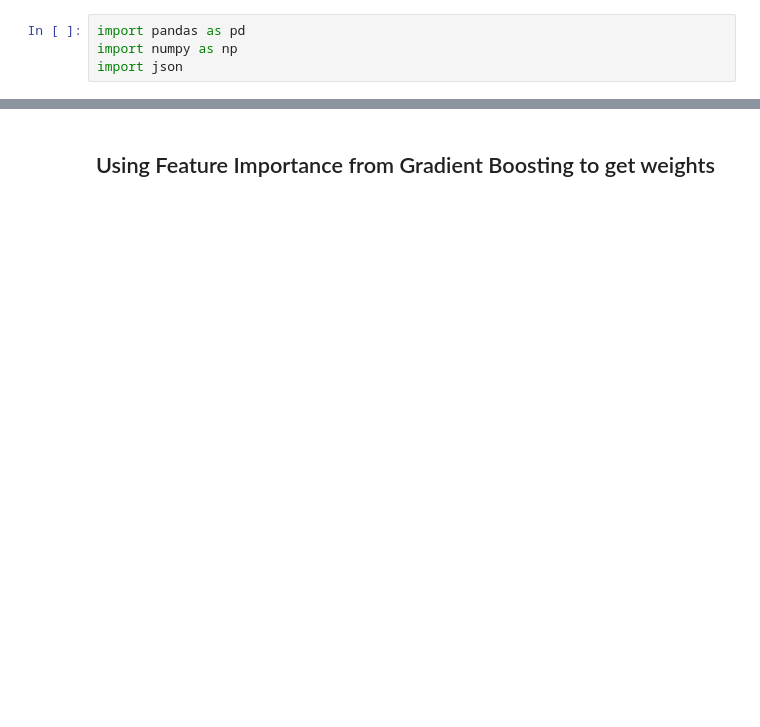
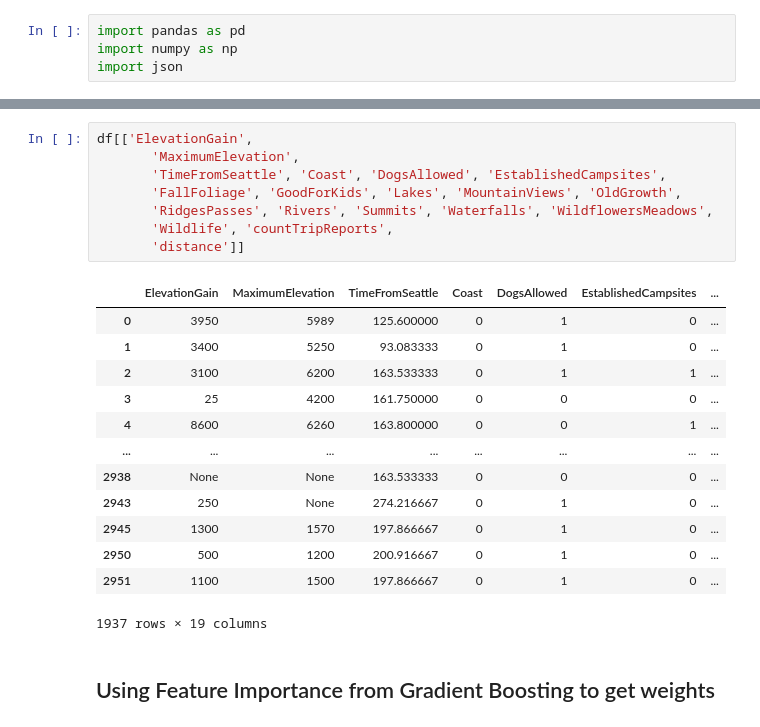
Before and after one commit to Jadetabony/wta_hikes, a Jupyter notebook: EDA/WeightCalculation.ipynb, the cells around one changed output, grey strips where cells are left out. Drawn from its saved outputs; the diff is of its cells as text; blank space fills up the shorter version.

```diff
--- a/EDA/WeightCalculation.ipynb
+++ b/EDA/WeightCalculation.ipynb
@@ -28,3 +46,25 @@ df.head().T
+# %%
+df[['ElevationGain',
+       'MaximumElevation',
+       'TimeFromSeattle', 'Coast', 'DogsAllowed', 'EstablishedCampsites',
+       'FallFoliage', 'GoodForKids', 'Lakes', 'MountainViews', 'OldGrowth',
+       'RidgesPasses', 'Rivers', 'Summits', 'Waterfalls', 'WildflowersMeadows',
+       'Wildlife', 'countTripReports',
+       'distance']]
+# %% [output]
+|  | ElevationGain | MaximumElevation | TimeFromSeattle | Coast | DogsAllowed | EstablishedCampsites | ... |
+| 0 | 3950 | 5989 | 125.600000 | 0 | 1 | 0 | ... |
+| 1 | 3400 | 5250 | 93.083333 | 0 | 1 | 0 | ... |
+| 2 | 3100 | 6200 | 163.533333 | 0 | 1 | 1 | ... |
+| 3 | 25 | 4200 | 161.750000 | 0 | 0 | 0 | ... |
+| 4 | 8600 | 6260 | 163.800000 | 0 | 0 | 1 | ... |
+| ... | ... | ... | ... | ... | ... | ... | ... |
+| 2938 | None | None | 163.533333 | 0 | 0 | 0 | ... |
+| 2943 | 250 | None | 274.216667 | 0 | 1 | 0 | ... |
+| 2945 | 1300 | 1570 | 197.866667 | 0 | 1 | 0 | ... |
+| 2950 | 500 | 1200 | 200.916667 | 0 | 1 | 0 | ... |
+| 2951 | 1100 | 1500 | 197.866667 | 0 | 1 | 0 | ... |
+1937 rows × 19 columns
 # %% [markdown]
 ## Using Feature Importance from Gradient Boosting to get weights
 # %%
```
Also changed, not shown: parts of 8 cells of this notebook, 3 other files.
